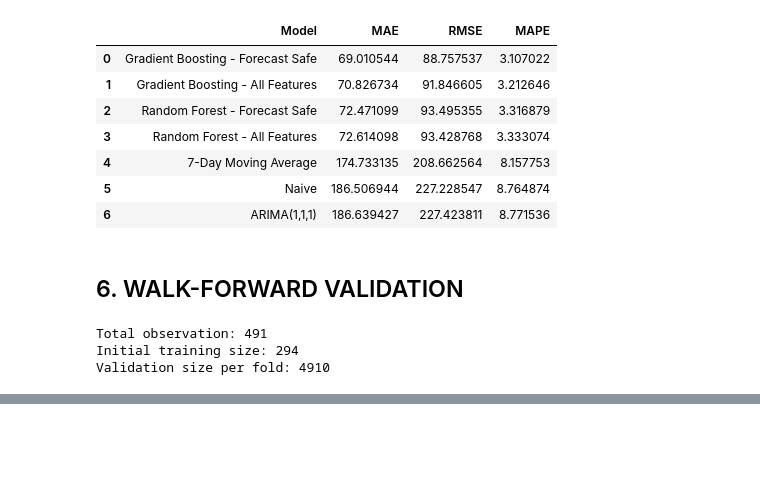
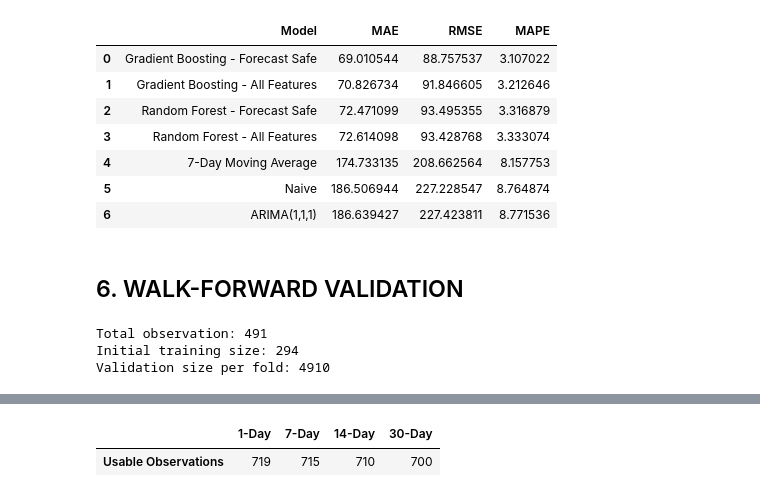
Before and after one commit to shivani1707s/Predictive-Forecasting-HHS, a Jupyter notebook: notebooks/Modeling.ipynb, the cells around one changed output, grey strips where cells are left out. Cells and saved outputs as stored; diff of their text form; code cells hidden in the pictures; blank space fills up the shorter version.

```diff
--- a/notebooks/Modeling.ipynb
+++ b/notebooks/Modeling.ipynb
@@ -896,0 +1113,12 @@ Validation size per fold: 4910
+# %%
+horizon_counts= pd.DataFrame({
+    "1-Day": model_df["target_1d"].notna().sum(),
+    "7-Day": model_df["target_7d"].notna().sum(),
+    "14-Day": model_df["target_14d"].notna().sum(),
+    "30-Day": model_df["target_30d"].notna().sum()
+}, index=["Usable Observations"])
+
+horizon_counts
+# %% [output]
+|  | 1-Day | 7-Day | 14-Day | 30-Day |
+| Usable Observations | 719 | 715 | 710 | 700 |
```
Also changed, not shown: parts of 27 cells of this notebook, 1 other file.
